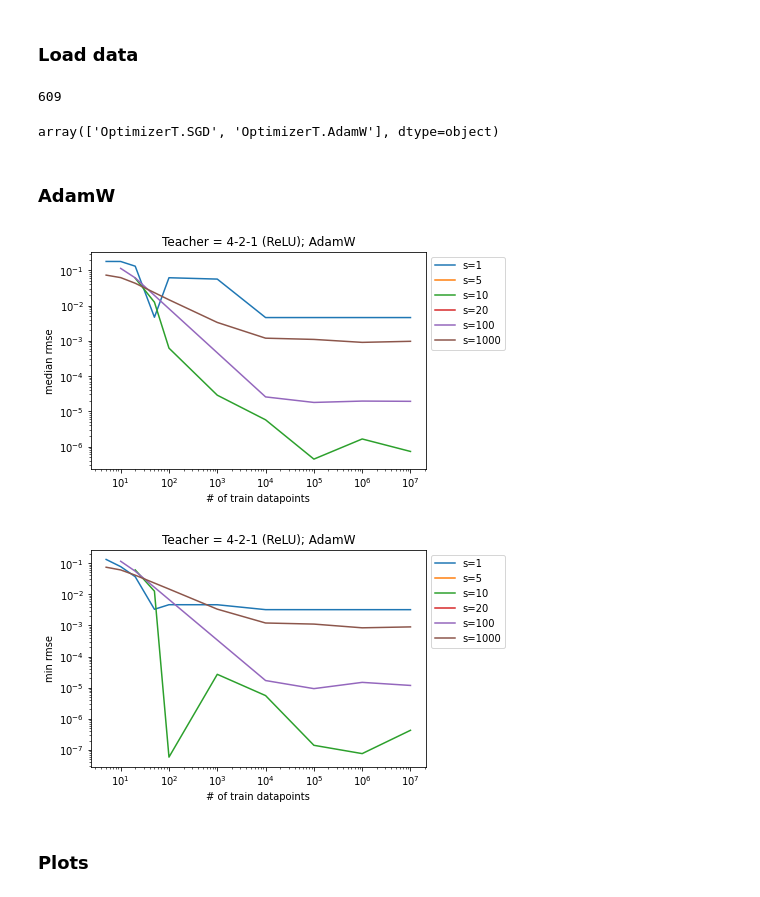
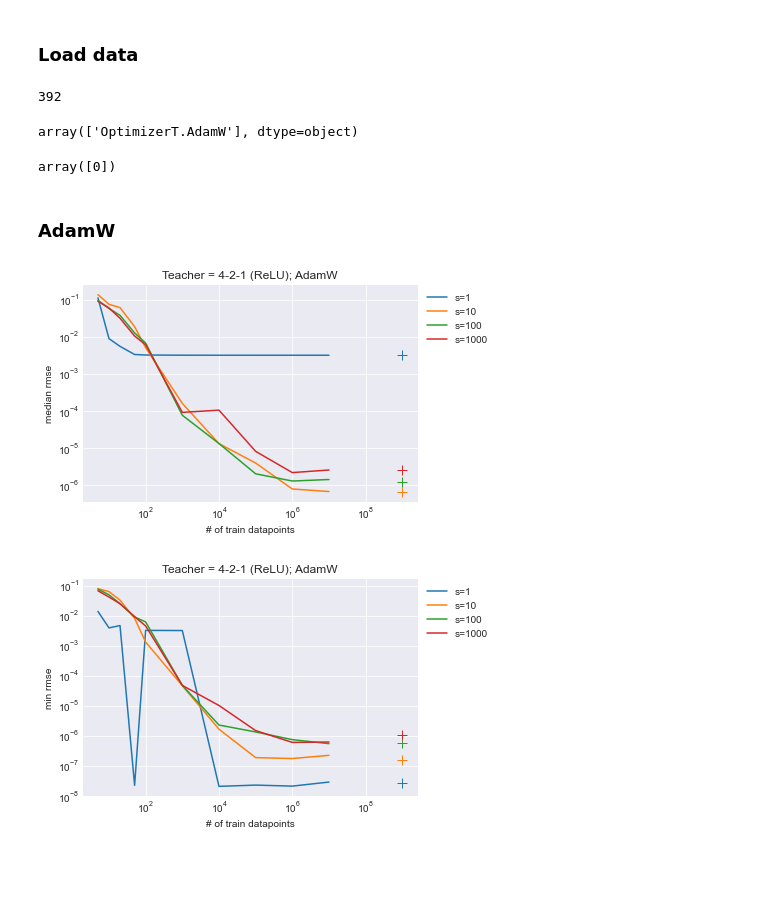
Before and after one commit to ed1d1a8d/scaling, a Jupyter notebook: notebooks/student-teacher-v2/overparam-scaling.ipynb, the cells around one changed output. Saved outputs shown, nothing was run; the diff lists cells and outputs as text; code cells hidden in the pictures; blank space fills up the shorter version.

```diff
--- a/notebooks/student-teacher-v2/overparam-scaling.ipynb
+++ b/notebooks/student-teacher-v2/overparam-scaling.ipynb
@@ -8,6 +8,8 @@ import numpy as np
 import pandas as pd
 import wandb
 import wandb.sdk
+
+plt.style.use('seaborn-darkgrid')
 # %%
 sys.path.append("../..")
 from src.utils import runs_to_df
@@ -17,8 +19,10 @@ from src.utils import runs_to_df
 api = wandb.Api()
 runs: list[wandb.sdk.wandb_run.Run] = api.runs(
     f"data-frugal-learning/student-teacher-v2",
-    filters={"tags": {"$in": ["overparam-scaling-4-2-1", "overparam-scaling-4-2-1-try2"]}},
+    filters={"tags": {"$in": ["overparam-scaling-4-2-1-try3"]}},
 )
+# "overparam-scaling-4-2-1" (AdamW weight decay = 5e-4)
+# "overparam-scaling-4-2-1-try2" (SGD weight decay = 5e-4)
 
 df_all = runs_to_df(runs)
 df = df_all[
@@ -26,14 +30,19 @@ df = df_all[
 ]
 len(df)
 # %% [output]
-609
+392
 # %%
 df.optimizer.unique()
 # %% [output]
-array(['OptimizerT.SGD', 'OptimizerT.AdamW'], dtype=object)
+array(['OptimizerT.AdamW'], dtype=object)
+# %%
+df.weight_decay.unique()
+# %% [output]
+array([0])
 # %% [markdown]
 ### AdamW
 # %%
+max_x = df.n_train.max()
 for s in sorted(df.student_width_scale_factor.unique()):
     cdf = (
         df[(df.optimizer == "OptimizerT.AdamW") & (df.student_width_scale_factor == s)]
@@ -41,7 +50,11 @@ for s in sorted(df.student_width_scale_factor.unique()):
         .groupby("n_train", as_index=False)
         .median()
     )
-    plt.plot(cdf.n_train, cdf.test_rmse, label=f"{s=}")
+    assert cdf.n_train.iloc[0] == -1
+    rmse_infty = cdf.test_rmse.iloc[0]
+
+    p = plt.plot(cdf.n_train[1:], cdf.test_rmse[1:], label=f"{s=}")
+    plt.plot(100 * max_x, rmse_infty, marker="+", markersize=10, color=p[0].get_color())
 
 plt.title("Teacher = 4-2-1 (ReLU); AdamW")
 plt.ylabel("median rmse")
@@ -50,25 +63,27 @@ plt.xscale("log")
 plt.yscale("log")
 plt.legend(loc="upper left", bbox_to_anchor=(1, 1));
 # %% [output]
-[figure, old version]
+[figure, new version]
 # %%
+max_x = df.n_train.max()
 for s in sorted(df.student_width_scale_factor.unique()):
     cdf = (
         df[(df.optimizer == "OptimizerT.AdamW") & (df.student_width_scale_factor == s)]
         .sort_values("n_train")
         .groupby("n_train", as_index=False)
         .min()
     )
+    assert cdf.n_train.iloc[0] == -1
+    rmse_infty = cdf.test_rmse.iloc[0]
 
-    plt.plot(cdf.n_train, cdf.test_rmse, label=f"{s=}")
+    p = plt.plot(cdf.n_train[1:], cdf.test_rmse[1:], label=f"{s=}")
+    plt.plot(100 * max_x, rmse_infty, marker="+", markersize=10, color=p[0].get_color())
 
 plt.title("Teacher = 4-2-1 (ReLU); AdamW")
 plt.ylabel("min rmse")
 plt.xlabel("# of train datapoints")
 plt.xscale("log")
 plt.yscale("log")
 plt.legend(loc="upper left", bbox_to_anchor=(1, 1));
 # %% [output]
-[figure, old version]
+[figure, new version]
-# %% [markdown]
-### Plots
```
Also changed, not shown: parts of 2 cells of this notebook, 4 other files.
